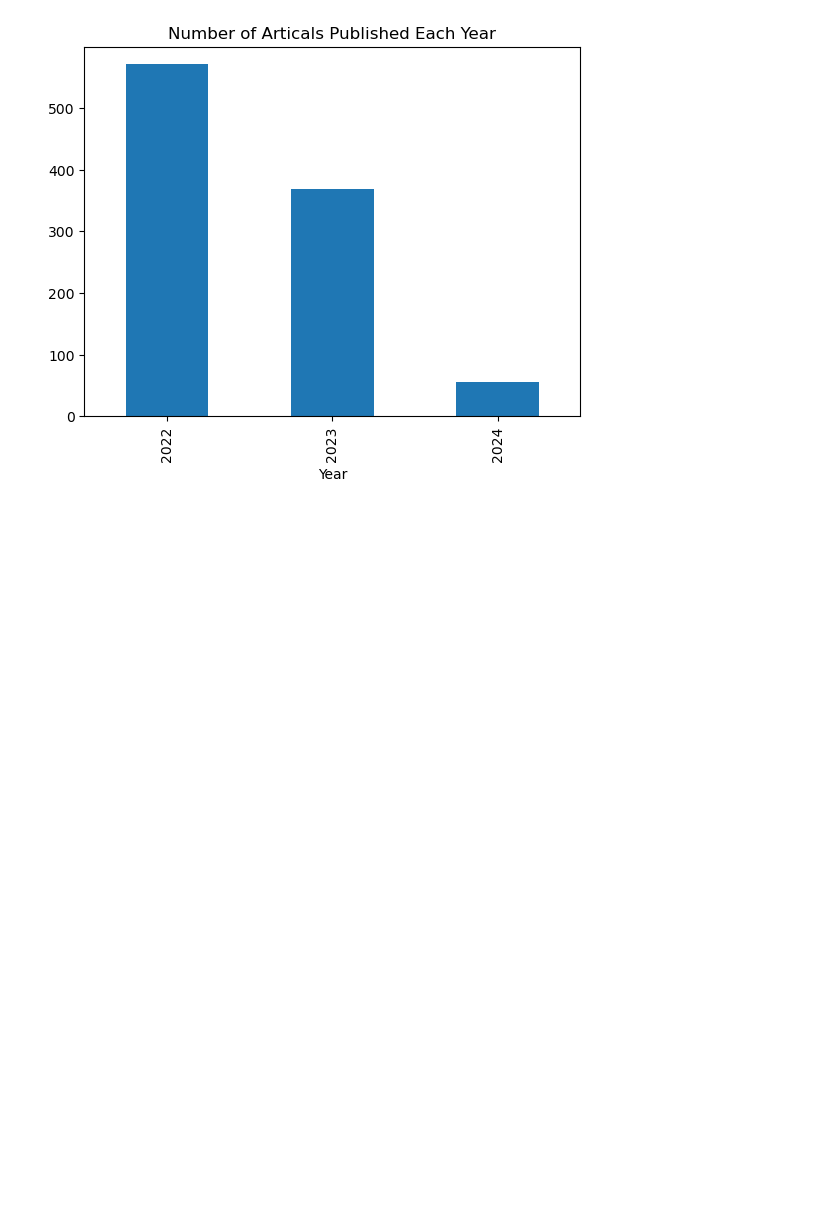
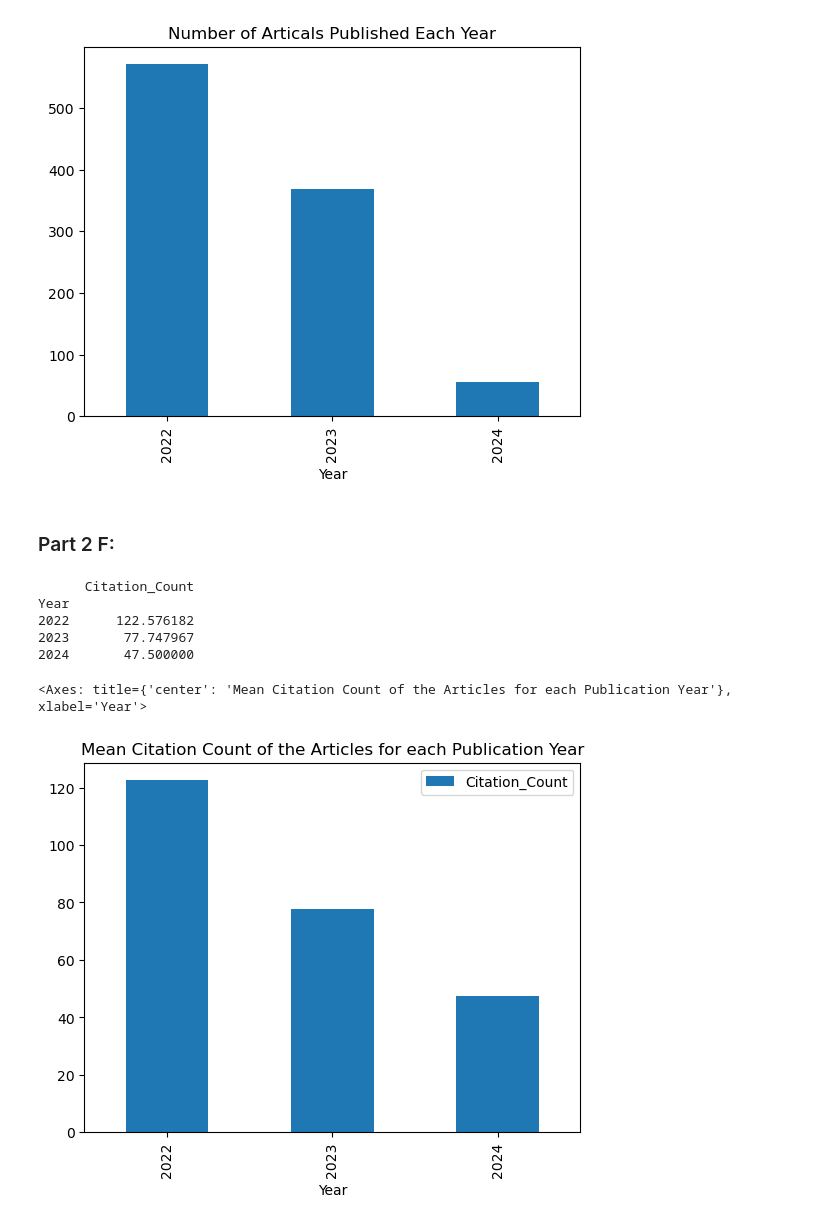
Before and after one commit to K-Hannan12/COS-482, a Jupyter notebook: HW1/COS482_HW1.ipynb, the cells around one changed output. Drawn from its saved outputs; the diff is of its cells as text; code cells hidden in the pictures; blank space fills up the shorter version.

Commit message:
did part f

```diff
--- a/HW1/COS482_HW1.ipynb
+++ b/HW1/COS482_HW1.ipynb
@@ -254,3 +254,20 @@ clean_df['Year'].value_counts().plot(kind='bar', title='Number of Articals Publi
 # %% [output]
 <Axes: title={'center': 'Number of Articals Published Each Year'}, xlabel='Year'>
 [figure]
+# %% [markdown]
+### Part 2 F:
+# %%
+mean_citation_count_per_year = clean_df[['Citation_Count','Year']].groupby('Year').mean()
+print(mean_citation_count_per_year)
+# %% [output]
+      Citation_Count
+Year
+2022      122.576182
+2023       77.747967
+2024       47.500000
+# %%
+#graph bar plot
+clean_df[['Citation_Count','Year']].groupby('Year').mean().plot(kind='bar',title= 'Mean Citation Count of the Articles for each Publication Year')
+# %% [output]
+<Axes: title={'center': 'Mean Citation Count of the Articles for each Publication Year'}, xlabel='Year'>
+[figure, added]
```
